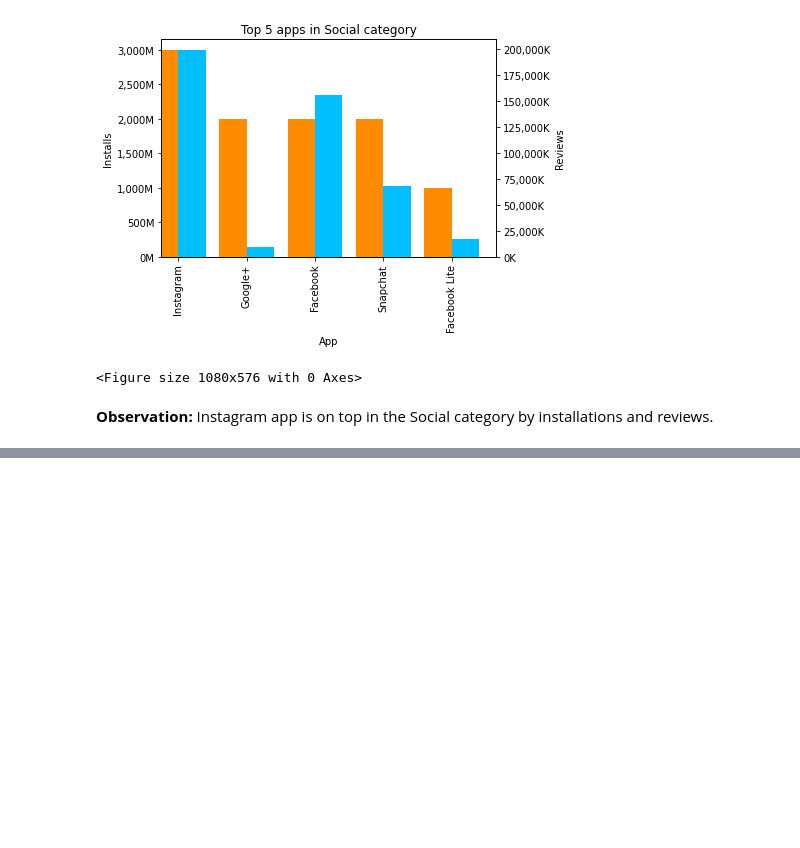
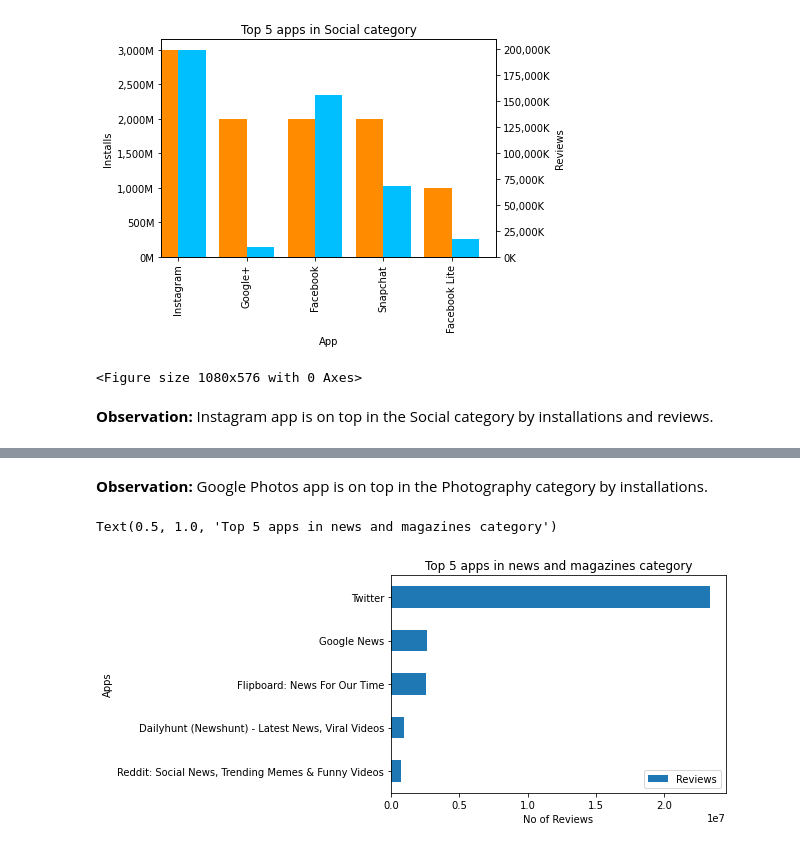
Before and after one commit to mukeshjnv/EDA-on-play-store-apps-data, a Jupyter notebook: EDA_Capson_Project_on_Play_Store_Data.ipynb, the cells around one changed output, grey strips where cells are left out. Drawn from its saved outputs; the diff is of its cells as text; code cells hidden in the pictures; blank space fills up the shorter version.

```diff
--- a/EDA_Capson_Project_on_Play_Store_Data.ipynb
+++ b/EDA_Capson_Project_on_Play_Store_Data.ipynb
@@ -660,0 +726,12 @@ plt.show()
+# %% [markdown]
+**Observation:** Google Photos app  is on top in the Photography category by installations.
+# %%
+# top 5 apps in NEWS_AND_MAGAZINES
+top5NEWS_AND_MAGAZINES_app_by_install=app_df[app_df['Category']=='NEWS_AND_MAGAZINES'].groupby(['App']).agg({'Reviews':np.sum}).sort_values('Reviews',ascending=False).head()
+top5NEWS_AND_MAGAZINES_app_by_install.sort_values('Reviews').plot(kind='barh')
+plt.xlabel('No of Reviews')
+plt.ylabel('Apps')
+plt.title('Top 5 apps in news and magazines category')
+# %% [output]
+Text(0.5, 1.0, 'Top 5 apps in news and magazines category')
+[figure, added]
```
Also changed, not shown: parts of 10 cells of this notebook.
